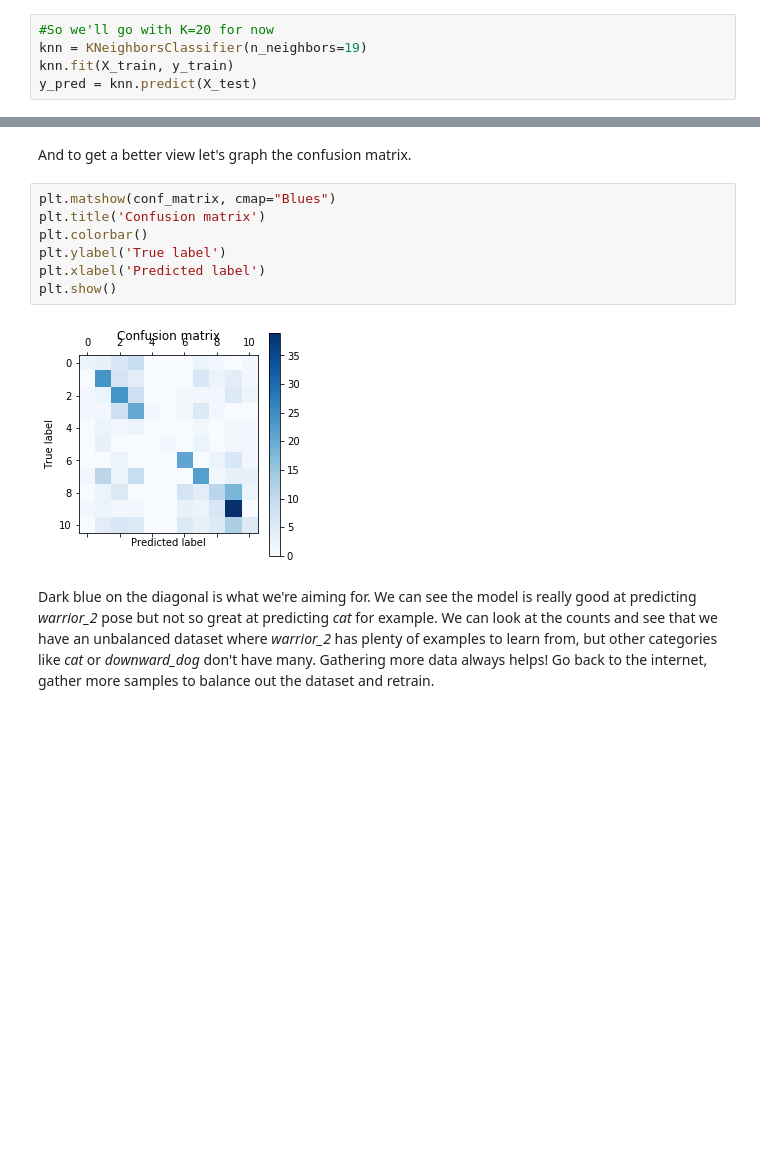
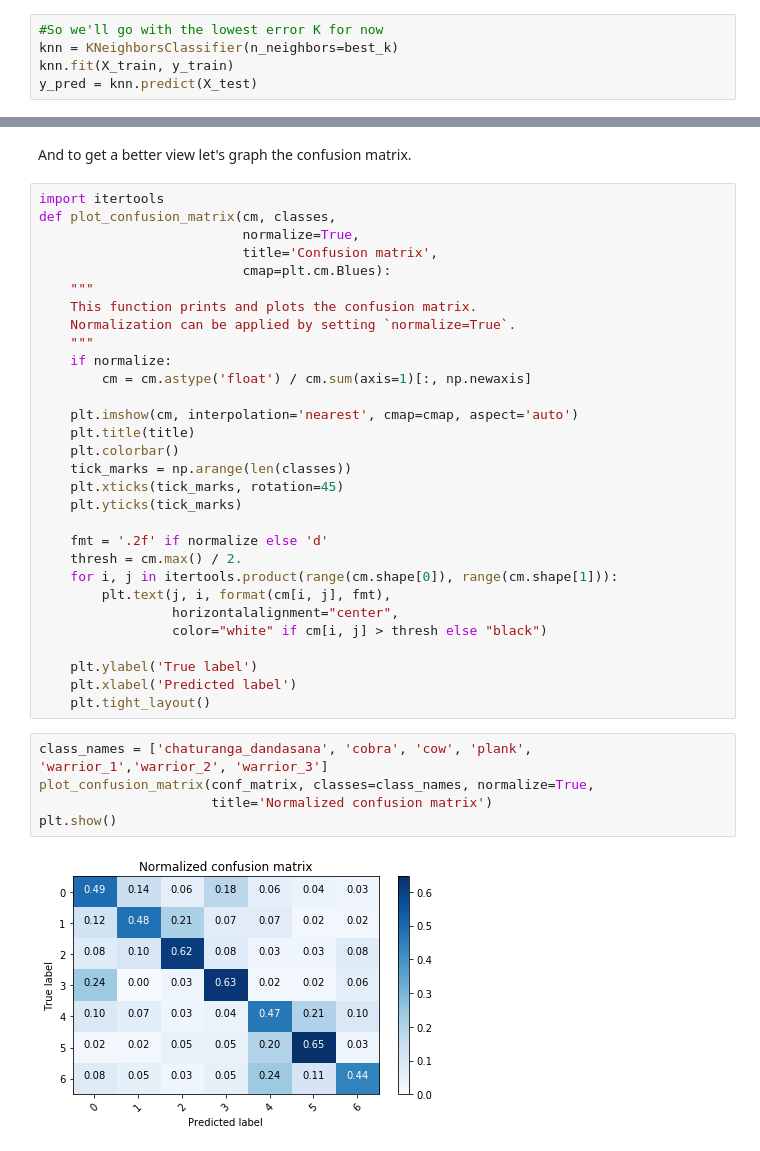
Before and after one commit to Spottybadrabbit/tf-pose-estimation-yogai, a Jupyter notebook: src/YogAI_knn.ipynb, the cells around one changed output, grey strips where cells are left out. Cells and saved outputs as stored; diff of their text form; blank space fills up the shorter version.

```diff
--- a/src/YogAI_knn.ipynb
+++ b/src/YogAI_knn.ipynb
@@ -71,6 +71,6 @@ Best K:  19
 # %%
-#So we'll go with K=20 for now
-knn = KNeighborsClassifier(n_neighbors=19)
+#So we'll go with the lowest error K for now
+knn = KNeighborsClassifier(n_neighbors=best_k)
 knn.fit(X_train, y_train)
 y_pred = knn.predict(X_test)
 # %% [markdown]
@@ -107,13 +108,39 @@ print(class_report)
 # %% [markdown]
 And to get a better view let's graph the confusion matrix.
-# %%
-plt.matshow(conf_matrix, cmap="Blues")
-plt.title('Confusion matrix')
-plt.colorbar()
-plt.ylabel('True label')
-plt.xlabel('Predicted label')
-plt.show()
-# %% [output]
-[figure, removed]
-# %% [markdown]
-Dark blue on the diagonal is what we're aiming for. We can see the model is really good at predicting *warrior_2* pose but not so great at predicting *cat* for example. We can look at the counts and see that we have an unbalanced dataset where *warrior_2* has plenty of examples to learn from, but other categories like *cat* or *downward_dog* don't have many. Gathering more data always helps! Go back to the internet, gather more samples to balance out the dataset and retrain.
+# %%
+import itertools
+def plot_confusion_matrix(cm, classes,
+                          normalize=True,
+                          title='Confusion matrix',
+                          cmap=plt.cm.Blues):
+    """
+    This function prints and plots the confusion matrix.
+    Normalization can be applied by setting `normalize=True`.
+    """
+    if normalize:
+        cm = cm.astype('float') / cm.sum(axis=1)[:, np.newaxis]
+
+    plt.imshow(cm, interpolation='nearest', cmap=cmap, aspect='auto')
+    plt.title(title)
+    plt.colorbar()
+    tick_marks = np.arange(len(classes))
+    plt.xticks(tick_marks, rotation=45)
+    plt.yticks(tick_marks)
+
+    fmt = '.2f' if normalize else 'd'
+    thresh = cm.max() / 2.
+    for i, j in itertools.product(range(cm.shape[0]), range(cm.shape[1])):
+        plt.text(j, i, format(cm[i, j], fmt),
+                 horizontalalignment="center",
+                 color="white" if cm[i, j] > thresh else "black")
+
+    plt.ylabel('True label')
+    plt.xlabel('Predicted label')
+    plt.tight_layout()
+# %%
+class_names = ['chaturanga_dandasana', 'cobra', 'cow', 'plank', 'warrior_1','warrior_2', 'warrior_3']
+plot_confusion_matrix(conf_matrix, classes=class_names, normalize=True,
+                      title='Normalized confusion matrix')
+plt.show()
+# %% [output]
+[figure, added]
```
Also changed, not shown: parts of 5 cells of this notebook.
